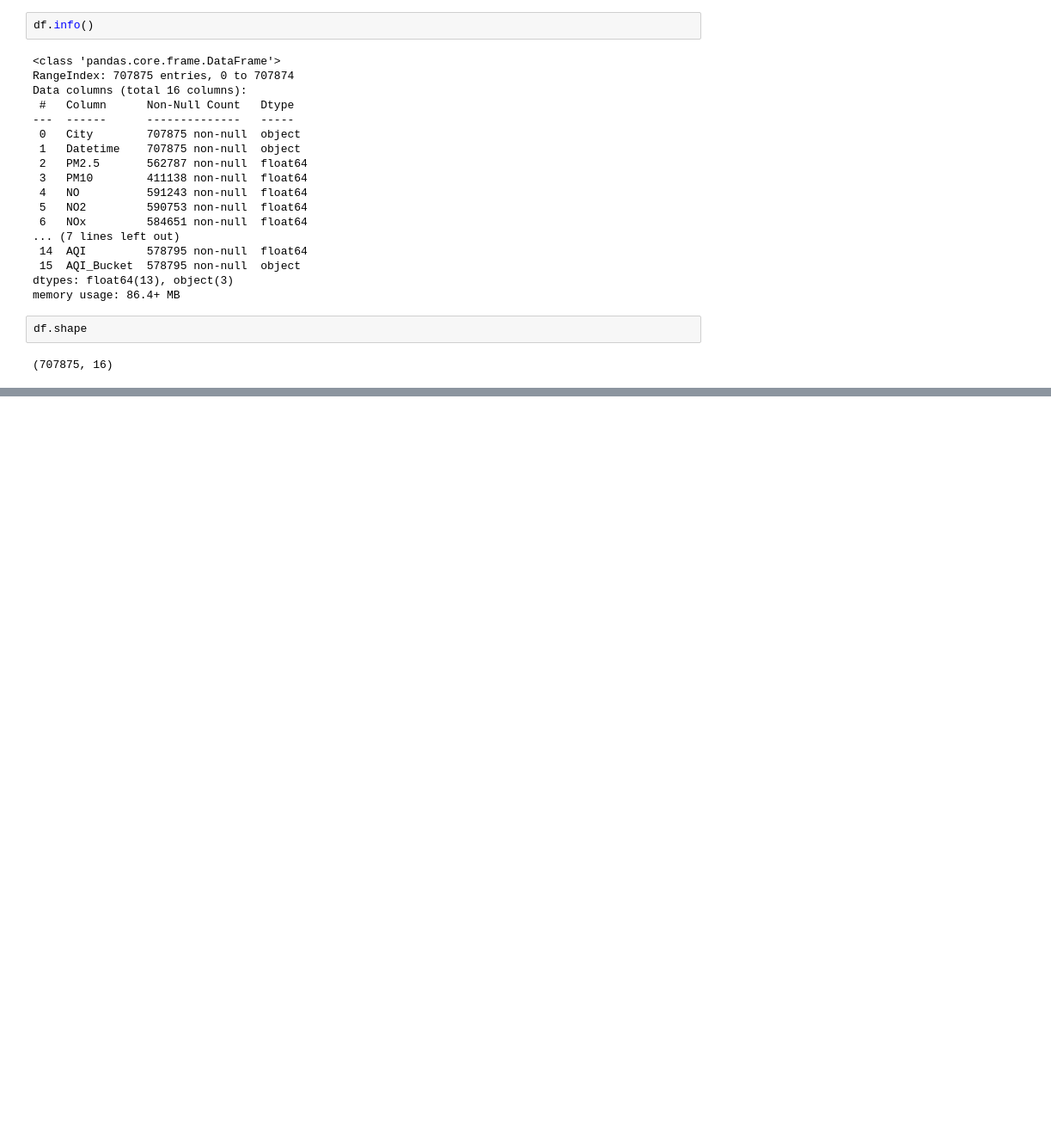
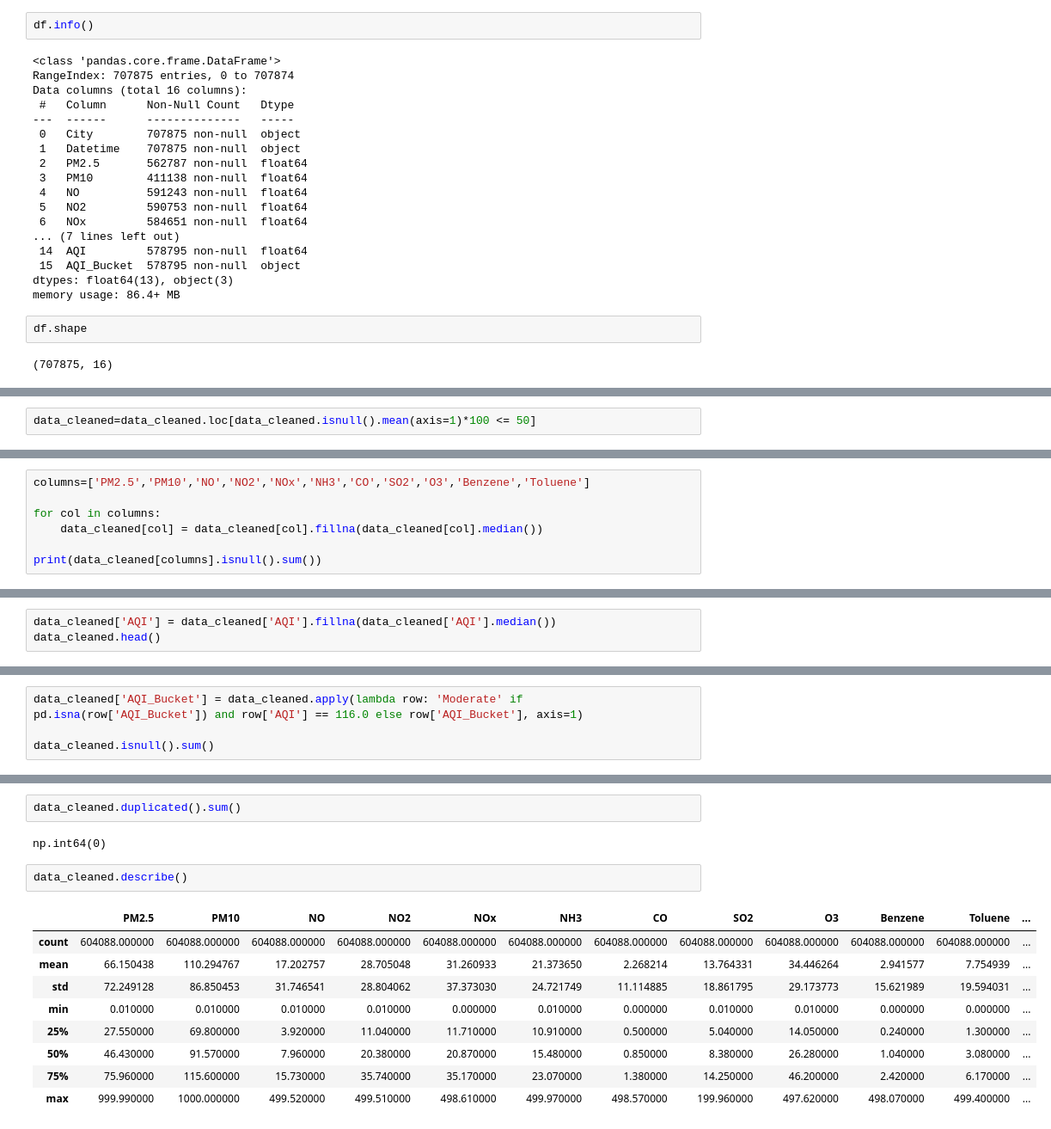
Before and after one commit to JnD001/Air-Quality-Index-Analysis, a Jupyter notebook: Air-Quality-Index.ipynb, the cells around one changed output, grey strips where cells are left out. Shown: that part at 86% size. Drawn from its saved outputs; the diff is of its cells as text; blank space fills up the shorter version.

Commit message:
handled missing values and duplicates

```diff
--- a/Air-Quality-Index.ipynb
+++ b/Air-Quality-Index.ipynb
@@ -51,0 +128,2 @@ df.describe()
+# %%
+data_cleaned=data_cleaned.loc[data_cleaned.isnull().mean(axis=1)*100 <= 50]
@@ -51,0 +139,7 @@ df.describe()
+# %%
+columns=['PM2.5','PM10','NO','NO2','NOx','NH3','CO','SO2','O3','Benzene','Toluene']
+
+for col in columns:
+    data_cleaned[col] = data_cleaned[col].fillna(data_cleaned[col].median())
+
+print(data_cleaned[columns].isnull().sum())
@@ -51,0 +254,3 @@ df.describe()
+# %%
+data_cleaned['AQI'] = data_cleaned['AQI'].fillna(data_cleaned['AQI'].median())
+data_cleaned.head()
@@ -51,0 +264,4 @@ df.describe()
+# %%
+data_cleaned['AQI_Bucket'] = data_cleaned.apply(lambda row: 'Moderate' if pd.isna(row['AQI_Bucket']) and row['AQI'] == 116.0 else row['AQI_Bucket'], axis=1)
+
+data_cleaned.isnull().sum()
@@ -51,0 +285,16 @@ df.describe()
+# %%
+data_cleaned.duplicated().sum()
+# %% [output]
+np.int64(0)
+# %%
+data_cleaned.describe()
+# %% [output]
+|  | PM2.5 | PM10 | NO | NO2 | NOx | NH3 | CO | SO2 | O3 | Benzene | Toluene | ... |
+| count | 604088.000000 | 604088.000000 | 604088.000000 | 604088.000000 | 604088.000000 | 604088.000000 | 604088.000000 | 604088.000000 | 604088.000000 | 604088.000000 | 604088.000000 | ... |
+| mean | 66.150438 | 110.294767 | 17.202757 | 28.705048 | 31.260933 | 21.373650 | 2.268214 | 13.764331 | 34.446264 | 2.941577 | 7.754939 | ... |
+| std | 72.249128 | 86.850453 | 31.746541 | 28.804062 | 37.373030 | 24.721749 | 11.114885 | 18.861795 | 29.173773 | 15.621989 | 19.594031 | ... |
+| min | 0.010000 | 0.010000 | 0.010000 | 0.010000 | 0.000000 | 0.010000 | 0.000000 | 0.010000 | 0.010000 | 0.000000 | 0.000000 | ... |
+| 25% | 27.550000 | 69.800000 | 3.920000 | 11.040000 | 11.710000 | 10.910000 | 0.500000 | 5.040000 | 14.050000 | 0.240000 | 1.300000 | ... |
+| 50% | 46.430000 | 91.570000 | 7.960000 | 20.380000 | 20.870000 | 15.480000 | 0.850000 | 8.380000 | 26.280000 | 1.040000 | 3.080000 | ... |
+| 75% | 75.960000 | 115.600000 | 15.730000 | 35.740000 | 35.170000 | 23.070000 | 1.380000 | 14.250000 | 46.200000 | 2.420000 | 6.170000 | ... |
+| max | 999.990000 | 1000.000000 | 499.520000 | 499.510000 | 498.610000 | 499.970000 | 498.570000 | 199.960000 | 497.620000 | 498.070000 | 499.400000 | ... |
```
Also changed, not shown: parts of 21 cells of this notebook.
